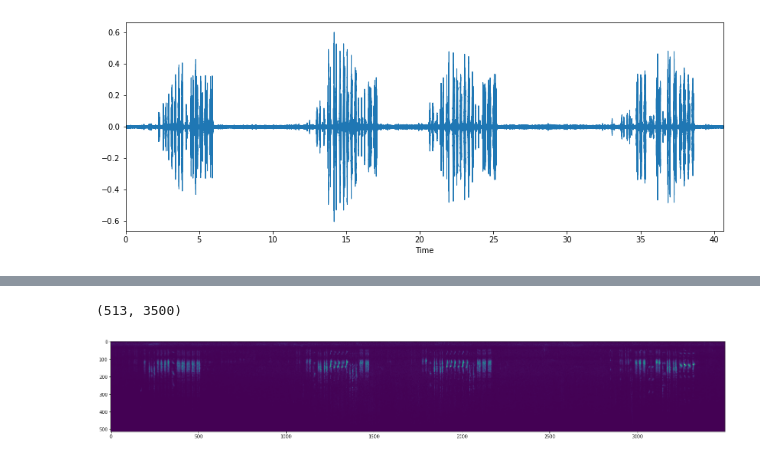
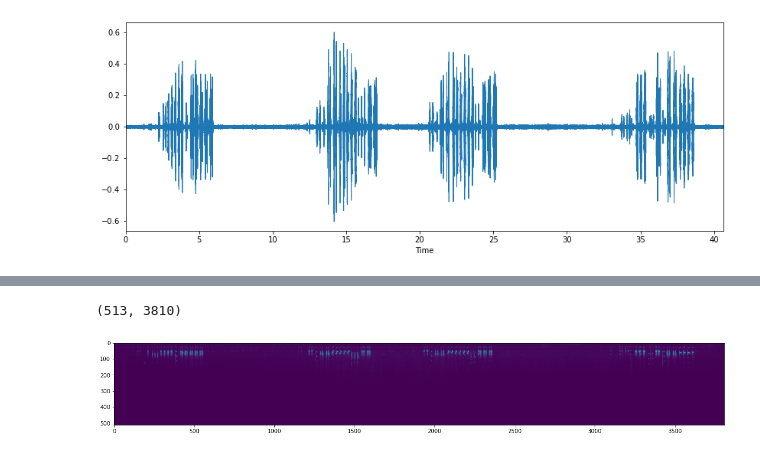
Before and after one commit to antonimarek/birdify, a Jupyter notebook: birdify.ipynb, the cells around one changed output, grey strips where cells are left out. Drawn from its saved outputs; the diff is of its cells as text; code cells hidden in the pictures.

```diff
--- a/birdify.ipynb
+++ b/birdify.ipynb
@@ -13,7 +14,9 @@ from pathlib import Path
 # %%
 file = r'./data/Acrocephalus-arundinaceus-131536.mp3'
+song = AudioSegment.from_mp3(file)
+fs = song.frame_rate
 
-x, fs = librosa.load(file)
+x, fs = librosa.load(file, sr=fs)
 plt.plot(x)
 plt.show()
 # %% [output]
@@ -34,16 +35,17 @@ ipd.Audio(x, rate=fs)
 # %%
 WINDOW_SIZE = 1024
-y = librosa.stft(x, n_fft = WINDOW_SIZE)#, hop_length = 512)
+y = librosa.stft(x, hop_length=512, n_fft = WINDOW_SIZE)#, hop_length = 512)
+# y = librosa.feature.melspectrogram(x, sr=44100, n_fft=WINDOW_SIZE, hop_length=WINDOW_SIZE)
 
 y = np.log1p(np.abs(y))
 print(y.shape)
 
-plt.figure(figsize=(25,25))
+plt.figure(figsize=(20,20))
 plt.imshow(y)
 plt.show()
 # %% [output]
-(513, 3500)
+(513, 3810)
-[figure, old version]
+[figure, new version]
 # %%
 pd.read_csv(r'metadata.csv')
 # %% [output]
```
Also changed, not shown: parts of 3 cells of this notebook.
